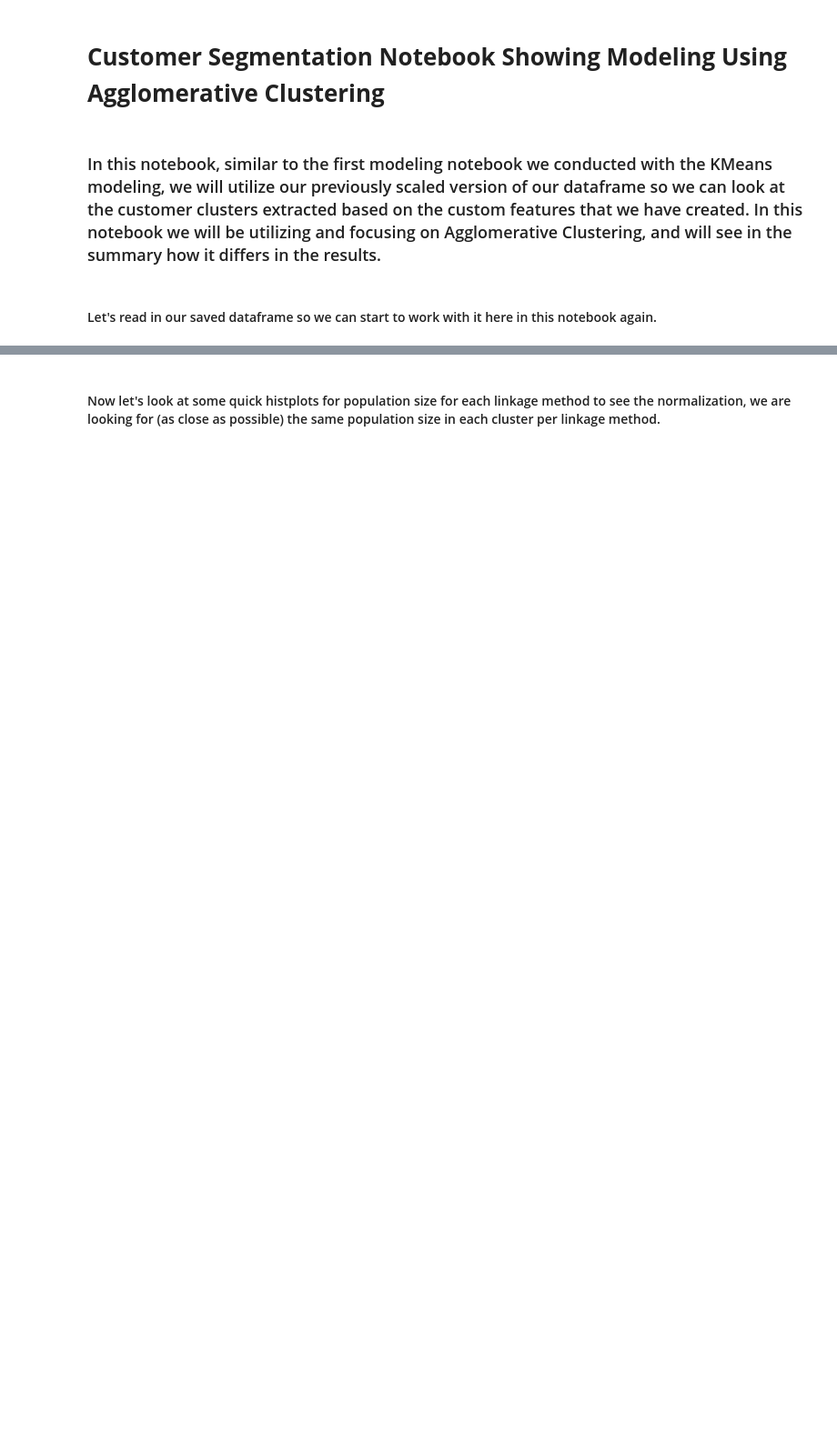
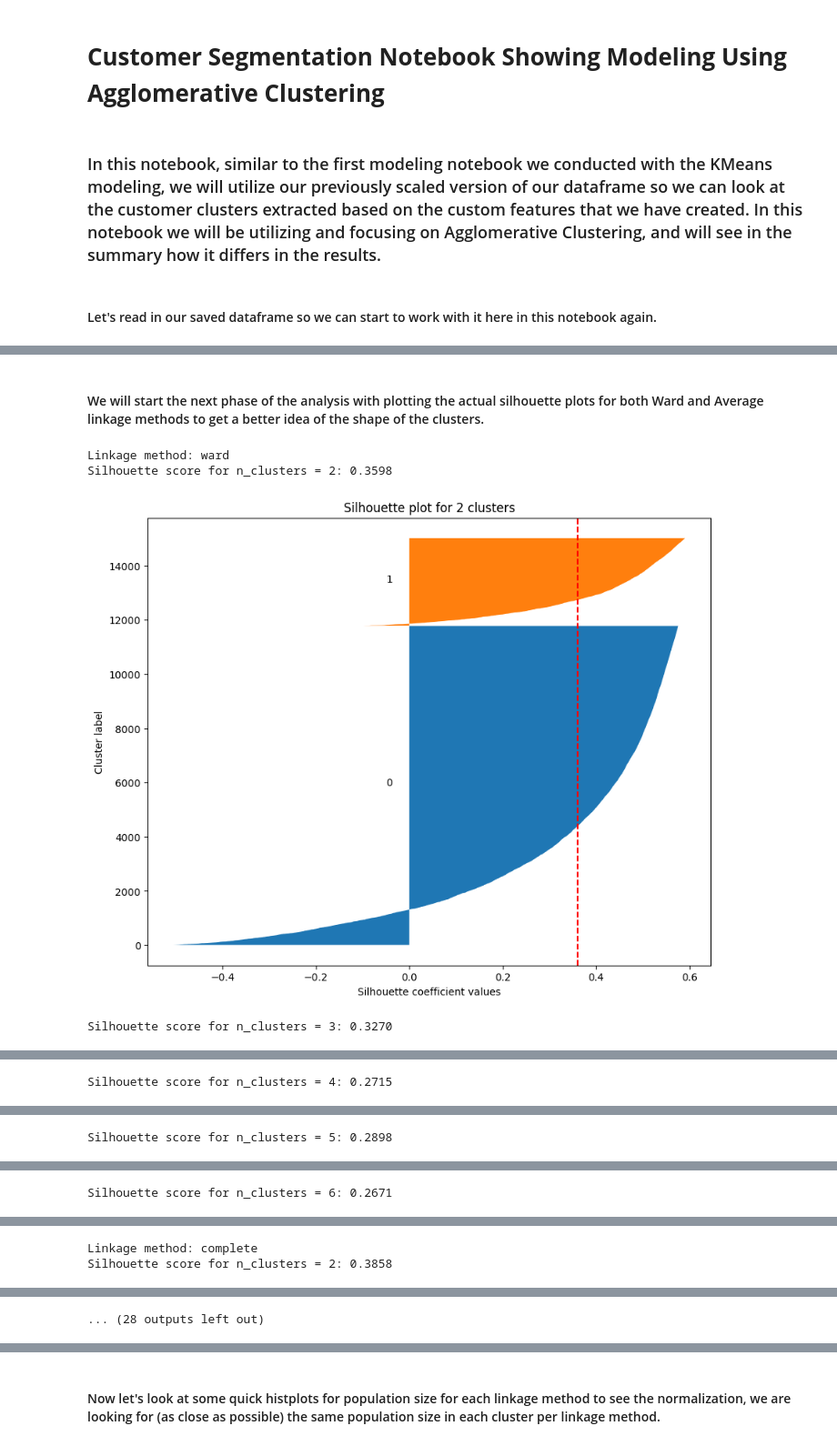
Before and after one commit to Taliwat/Springboard-DS, a Jupyter notebook: Capstone 2 - Instacart Project/Modeling/Agglomerative-models.ipynb, the cells around one changed output, grey strips where cells are left out. Shown at 91% size. Cells and saved outputs as stored; diff of their text form; code cells hidden in the pictures; blank space fills up the shorter version.

Commit message:
add to agglomerative modeling file

```diff
--- a/Capstone 2 - Instacart Project/Modeling/Agglomerative-models.ipynb
+++ b/Capstone 2 - Instacart Project/Modeling/Agglomerative-models.ipynb
@@ -126,0 +88,43 @@ plt.show()
+# %% [markdown]
+#### We will start the next phase of the analysis with plotting the actual silhouette plots for both Ward and Average linkage methods to get a better idea of the shape of the clusters.
+# %%
+
+def plot_silhouette(n_clusters, cluster_labels, silhouette_vals, silhouette_avg):
+
+    y_lower = 10
+
+    for i in range(n_clusters):
+        ith_cluster_silhouette_values = silhouette_vals[cluster_labels == i]
+        ith_cluster_silhouette_values.sort()
+        size_cluster_i = ith_cluster_silhouette_values.shape[0]
+        y_upper = y_lower + size_cluster_i
+
+        plt.fill_betweenx(np.arange(y_lower, y_upper), 0, ith_cluster_silhouette_values)
+        plt.text(-0.05, y_lower + 0.5 * size_cluster_i, str(i))
+        y_lower = y_upper + 10
+
+    plt.title(f"Silhouette plot for {n_clusters} clusters")
+    plt.xlabel("Silhouette coefficient values")
+    plt.ylabel("Cluster label")
+    plt.axvline(x = silhouette_avg, color = 'red', linestyle = '--')
+    plt.show()
+
+
+for method in linkage_methods:
+    print(f"Linkage method: {method}")
+    for n_clusters in range(2,7):
+        sample_indices = np.random.choice(len(pca_features), size = sample_size, replace = False)
+        pca_features_sampled = pca_features[sample_indices]
+
+        agg = AgglomerativeClustering(n_clusters=n_clusters, linkage=method)
+        cluster_labels = agg.fit_predict(pca_features_sampled)
+        silhouette_avg = silhouette_score(pca_features_sampled, cluster_labels)
+        silhouette_vals = silhouette_samples(pca_features_sampled, cluster_labels)
+        print(f"Silhouette score for n_clusters = {n_clusters}: {silhouette_avg:.4f}")
+        plt.figure(figsize = (10,8))
+        plot_silhouette(n_clusters, cluster_labels, silhouette_vals, silhouette_avg)
+# %% [output]
+Linkage method: ward
+Silhouette score for n_clusters = 2: 0.3598
+[figure, added]
+Silhouette score for n_clusters = 3: 0.3270
@@ -126,0 +132 @@ plt.show()
+Silhouette score for n_clusters = 4: 0.2715
@@ -126,0 +134 @@ plt.show()
+Silhouette score for n_clusters = 5: 0.2898
@@ -126,0 +136 @@ plt.show()
+Silhouette score for n_clusters = 6: 0.2671
@@ -126,0 +138,2 @@ plt.show()
+Linkage method: complete
+Silhouette score for n_clusters = 2: 0.3858
@@ -126,0 +141 @@ plt.show()
+... (28 outputs left out)
```
Also changed, not shown: parts of 22 cells of this notebook, 1 other file.
